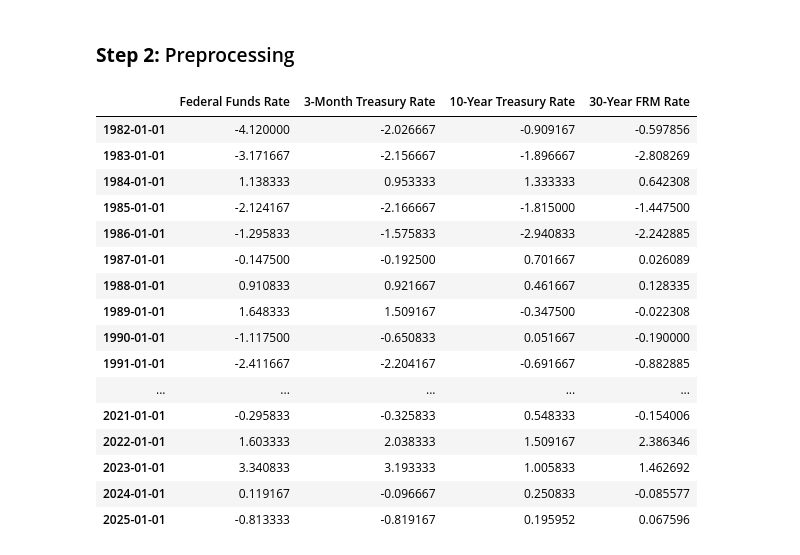
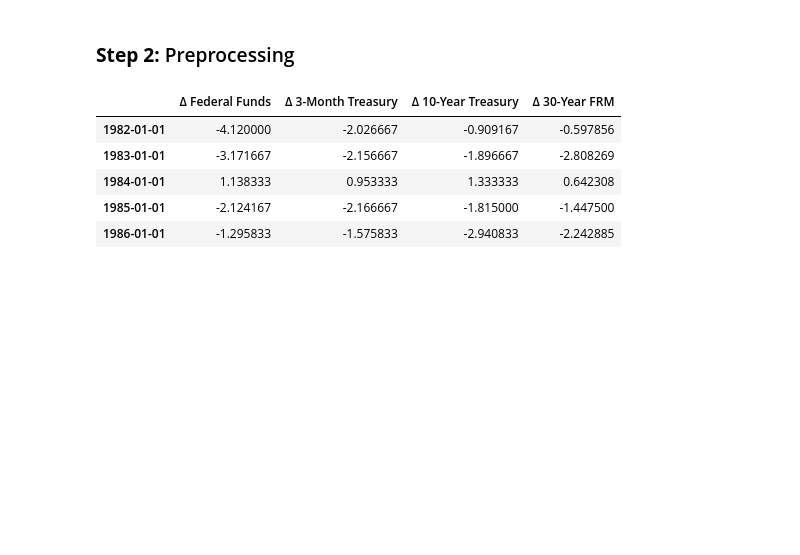
Before and after one commit to ericleonen/from-fed-funds-to-mortgages, a Jupyter notebook: main.ipynb, the cells around one changed output. Drawn from its saved outputs; the diff is of its cells as text; code cells hidden in the pictures; blank space fills up the shorter version.

```diff
--- a/main.ipynb
+++ b/main.ipynb
@@ -31,35 +31,23 @@ plt.show()
 ### **Step 2:** Preprocessing
 # %%
 import pandas as pd
-import numpy as np
 
 df = pd.DataFrame({
-    "Federal Funds Rate": ff,
-    "3-Month Treasury Rate": rate_3mo,
-    "10-Year Treasury Rate": rate_10y,
-    "30-Year FRM Rate": frm_30y
+    "Δ Federal Funds": ff,
+    "Δ 3-Month Treasury": rate_3mo,
+    "Δ 10-Year Treasury": rate_10y,
+    "Δ 30-Year FRM": frm_30y
 })
 
 df = df.interpolate("linear").dropna()
 df = df.diff(1).dropna()
 
-df
+df.head()
 # %% [output]
-|  | Federal Funds Rate | 3-Month Treasury Rate | 10-Year Treasury Rate | 30-Year FRM Rate |
+|  | Δ Federal Funds | Δ 3-Month Treasury | Δ 10-Year Treasury | Δ 30-Year FRM |
 | 1982-01-01 | -4.120000 | -2.026667 | -0.909167 | -0.597856 |
 | 1983-01-01 | -3.171667 | -2.156667 | -1.896667 | -2.808269 |
 | 1984-01-01 | 1.138333 | 0.953333 | 1.333333 | 0.642308 |
 | 1985-01-01 | -2.124167 | -2.166667 | -1.815000 | -1.447500 |
 | 1986-01-01 | -1.295833 | -1.575833 | -2.940833 | -2.242885 |
-| 1987-01-01 | -0.147500 | -0.192500 | 0.701667 | 0.026089 |
-| 1988-01-01 | 0.910833 | 0.921667 | 0.461667 | 0.128335 |
-| 1989-01-01 | 1.648333 | 1.509167 | -0.347500 | -0.022308 |
-| 1990-01-01 | -1.117500 | -0.650833 | 0.051667 | -0.190000 |
-| 1991-01-01 | -2.411667 | -2.204167 | -0.691667 | -0.882885 |
-| ... | ... | ... | ... | ... |
-| 2021-01-01 | -0.295833 | -0.325833 | 0.548333 | -0.154006 |
-| 2022-01-01 | 1.603333 | 2.038333 | 1.509167 | 2.386346 |
-| 2023-01-01 | 3.340833 | 3.193333 | 1.005833 | 1.462692 |
-| 2024-01-01 | 0.119167 | -0.096667 | 0.250833 | -0.085577 |
-| 2025-01-01 | -0.813333 | -0.819167 | 0.195952 | 0.067596 |
 # %% [markdown]
```
Also changed, not shown: parts of 11 cells of this notebook, 2 other files.
